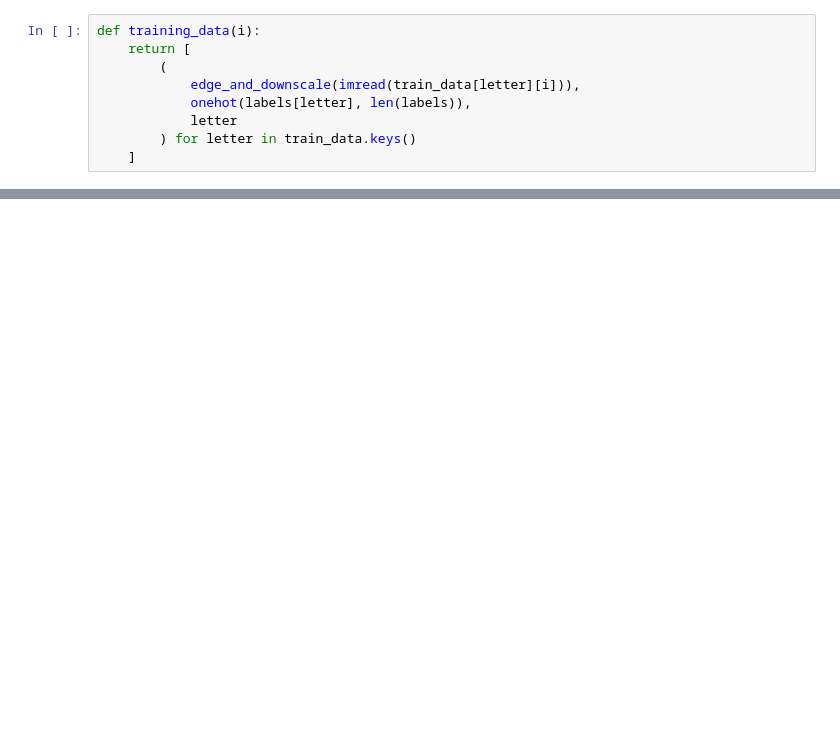
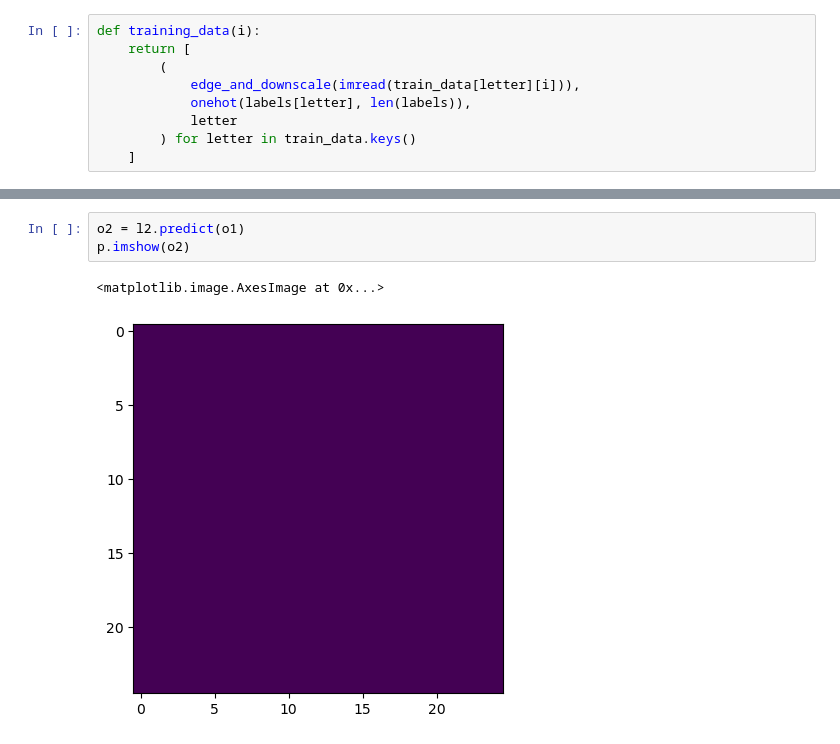
Before and after one commit to unic0rn9k/ASL-translate, a Jupyter notebook: tegnsprogstranslate.ipynb, the cells around one changed output, grey strips where cells are left out. Cells and saved outputs as stored; diff of their text form; blank space fills up the shorter version.

```diff
--- a/tegnsprogstranslate.ipynb
+++ b/tegnsprogstranslate.ipynb
@@ -261,0 +283,6 @@ for n in range(0,100):
+# %%
+o2 = l2.predict(o1)
+p.imshow(o2)
+# %% [output]
+<matplotlib.image.AxesImage at 0x...>
+[figure, added]
```
Also changed, not shown: parts of 10 cells of this notebook.
